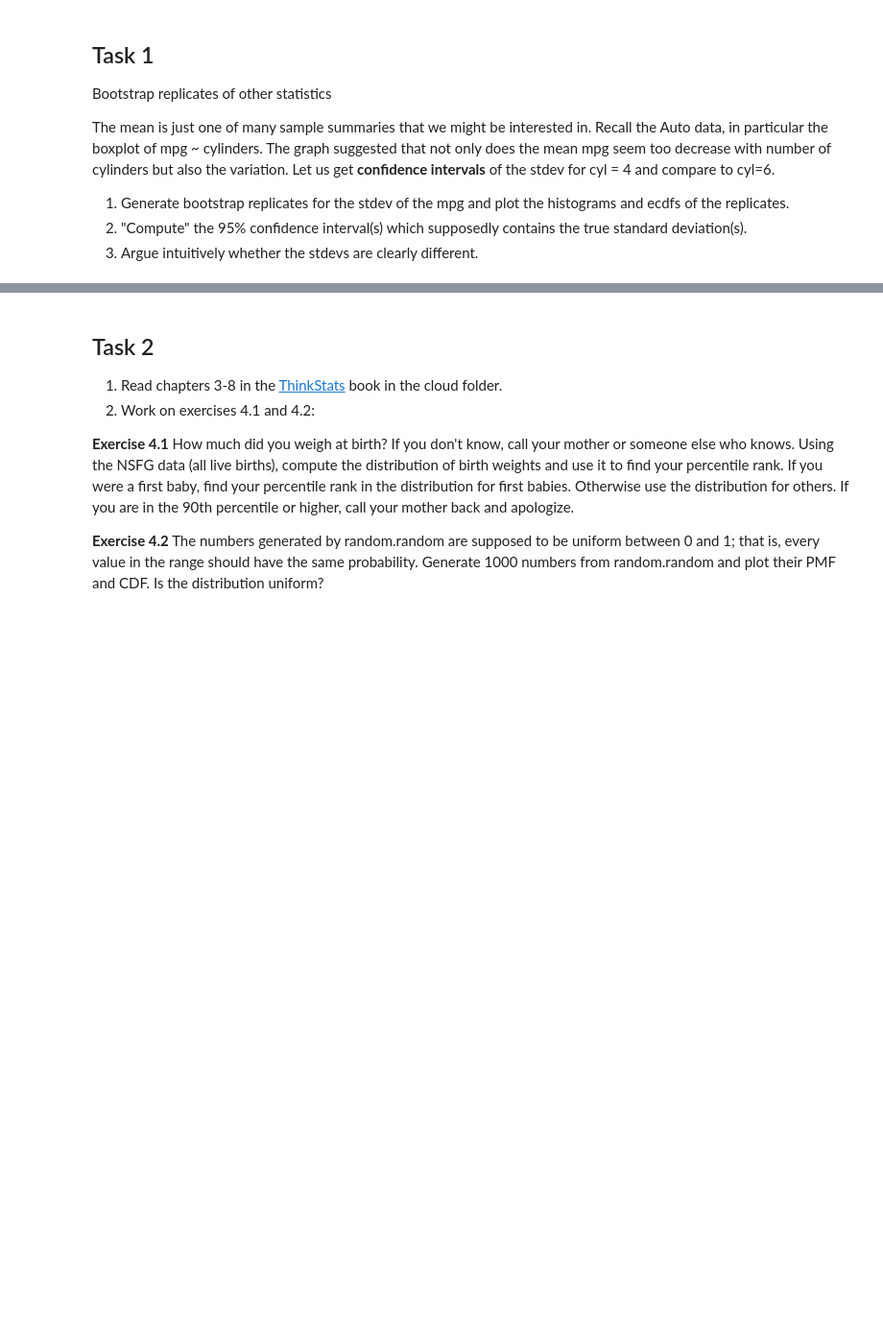
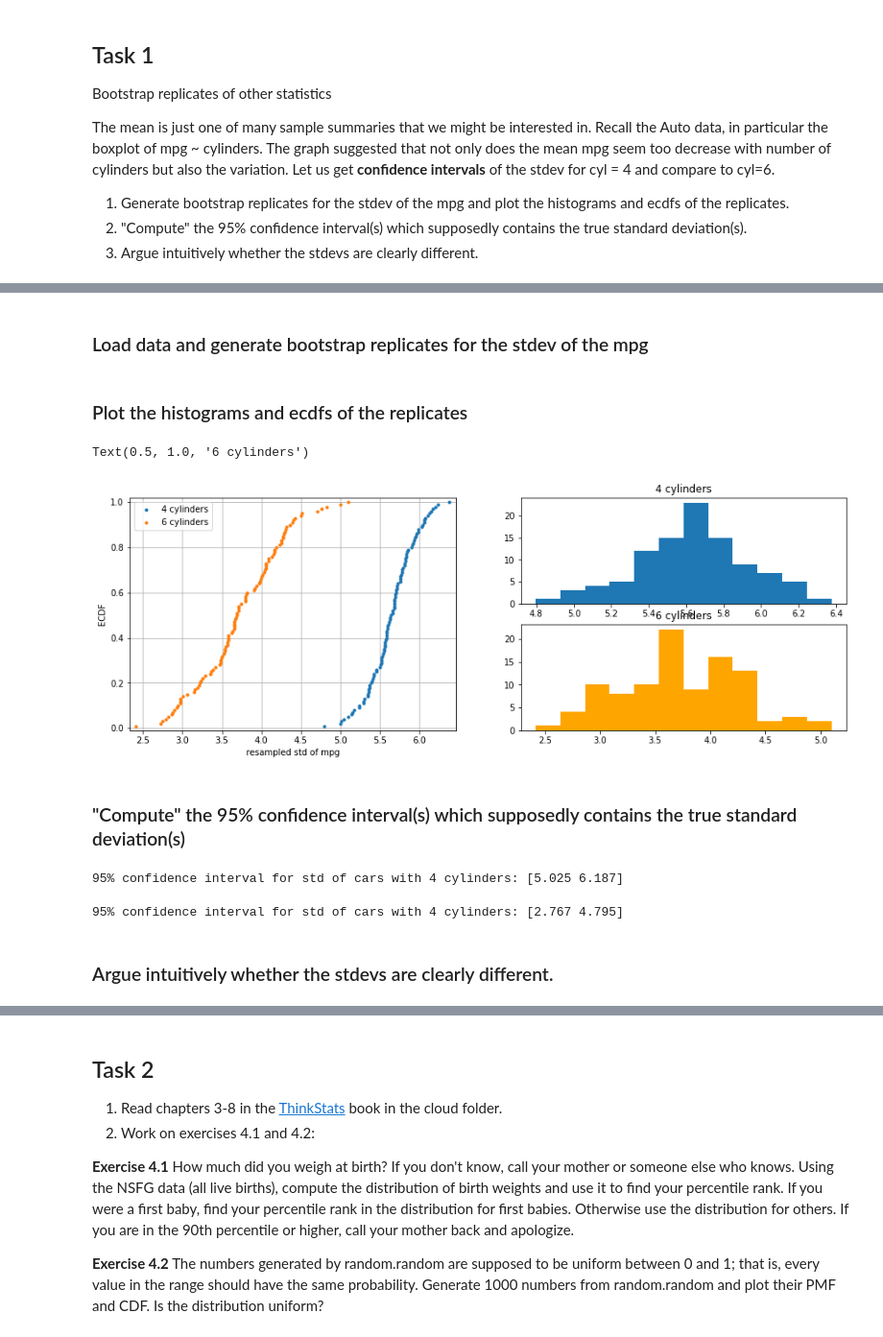
Before and after one commit to Heity94/01_DataScience_2021, a Jupyter notebook: Week_02/Homework2.ipynb, the cells around one changed output, grey strips where cells are left out. Shown at 96% size. Drawn from its saved outputs; the diff is of its cells as text; code cells hidden in the pictures; blank space fills up the shorter version.

```diff
--- a/Week_02/Homework2.ipynb
+++ b/Week_02/Homework2.ipynb
@@ -25,3 +45,18 @@ Let us get **confidence intervals** of the stdev for cyl = 4 and compare to cyl=
+# %%
+def ecdf(data):
+    """Compute ECDF for a one-dimensional array of measurements."""
+    # Number of data points: n
+    n = len(data)
+
+    # x-data for the ECDF: x
+    x = np.sort(data)
+
+    # y-data for the ECDF: y
+    y = np.arange(1, n+1) / n
+
+    return x, y
+# %% [markdown]
+### Load data and generate bootstrap replicates for the stdev of the mpg
 # %%
 # load the dataframe
 cars = pd.read_csv('../data/Auto.csv')
@@ -32,0 +63,57 @@ cars = pd.read_csv('../data/Auto.csv')
+# %%
+cars4 = draw_bs_reps(cars[cars.cylinders == 4]["mpg"], np.std, size=100)
+cars6 = draw_bs_reps(cars[cars.cylinders == 6]["mpg"], np.std, size=100)
+# %% [markdown]
+### Plot the histograms and ecdfs of the replicates
+# %%
+# Compute ECDF for cars with 4 and 6 cylinders
+x_4, y_4 = ecdf(cars4)
+x_6, y_6 = ecdf(cars6)
+
+# Create 2 subplots for ECDF and Histograms
+fig = plt.figure(figsize=(15,5))
+ax1 = fig.add_subplot(1,2,1)
+ax2 = fig.add_subplot(2,2,2)
+ax3 = fig.add_subplot(2,2,4)
+
+#------------------
+# Plot all ECDFs on the same plot
+ax1.plot(x_4, y_4, marker = '.', linestyle = 'none')
+ax1.plot(x_6, y_6, marker = '.', linestyle = 'none')
+
+# Make nice margins
+ax1.margins(0.02)
+
+# Annotate the plot
+ax1.set_xlabel('resampled std of mpg')
+ax1.set_ylabel('ECDF')
+ax1.legend(["4 cylinders", "6 cylinders"])
+
+# Display the plot
+ax1.grid()
+
+#------------------
+#Plot historgram 4 cylinders
+ax2.hist(x=cars4, bins=12)
+ax2.set_title("4 cylinders")
+
+#Plot historgram 6 cylinders
+ax3.hist(x=cars6, color="orange", bins=12)
+ax3.set_title("6 cylinders")
+# %% [output]
+Text(0.5, 1.0, '6 cylinders')
+[figure, added]
+# %% [markdown]
+### "Compute" the 95% confidence interval(s) which supposedly contains the true standard deviation(s)
+# %%
+cars4_95_conf = np.round(np.percentile(cars4,[2.5,97.5]),3)
+print(f"95% confidence interval for std of cars with 4 cylinders: {cars4_95_conf}")
+# %% [output]
+95% confidence interval for std of cars with 4 cylinders: [5.025 6.187]
+# %%
+cars6_95_conf = np.round(np.percentile(cars6,[2.5,97.5]),3)
+print(f"95% confidence interval for std of cars with 4 cylinders: {cars6_95_conf}")
+# %% [output]
+95% confidence interval for std of cars with 4 cylinders: [2.767 4.795]
+# %% [markdown]
+### Argue intuitively whether the stdevs are clearly different.
```
Also changed, not shown: parts of 8 cells of this notebook.
